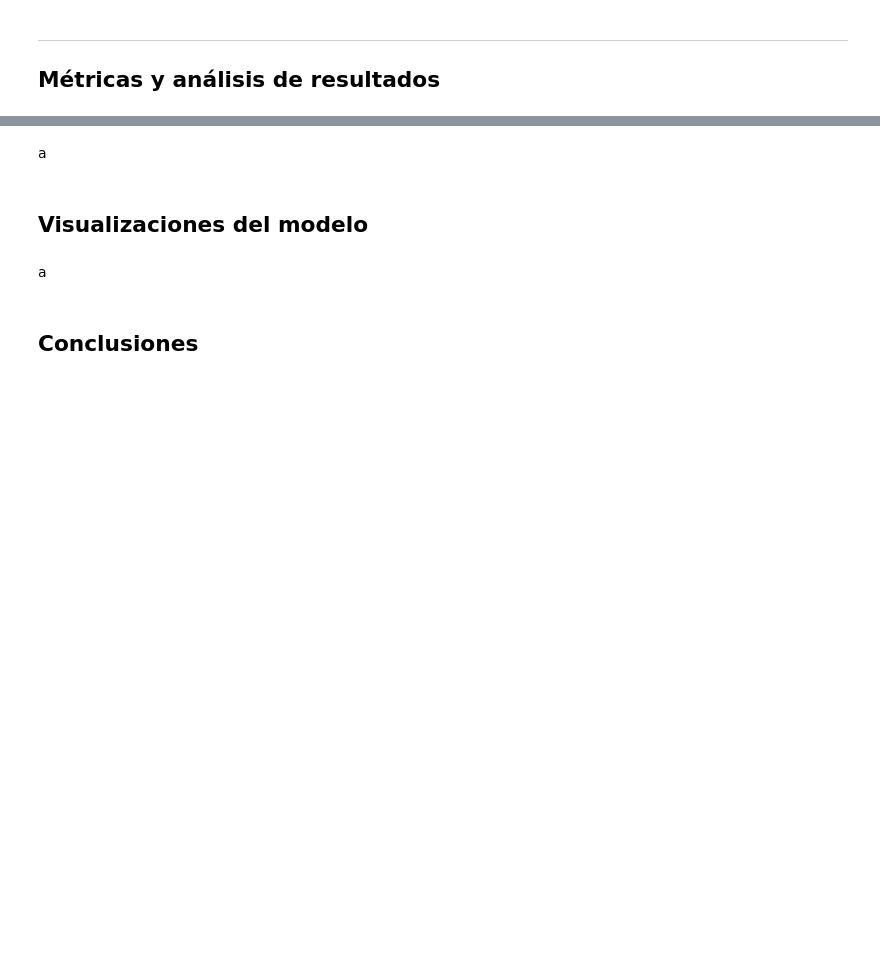
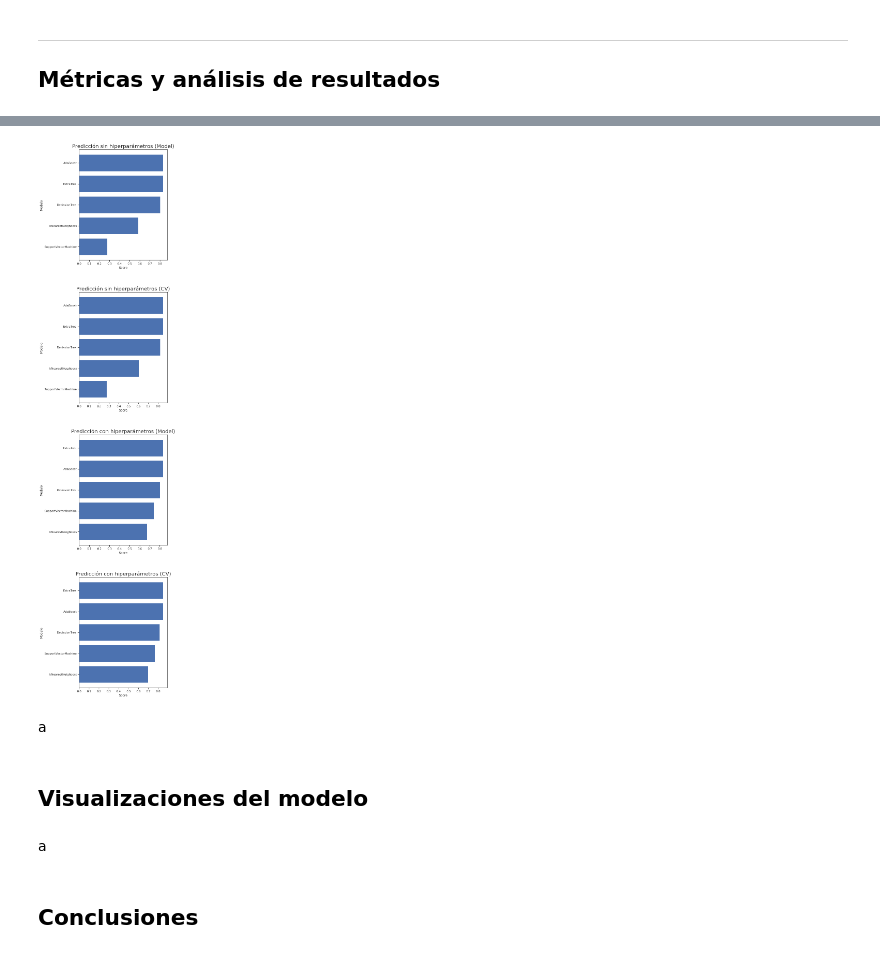
Before and after one commit to brunomb97/mat281-proyecto, a Jupyter notebook: resultados.ipynb, the cells around one changed output, grey strips where cells are left out. Saved outputs shown, nothing was run; the diff lists cells and outputs as text; code cells hidden in the pictures; blank space fills up the shorter version.

```diff
--- a/resultados.ipynb
+++ b/resultados.ipynb
@@ -884,3 +843,69 @@ plt.show()
+# %%
+labels = list(dfPreScoreStats.index)
+men_means = [20, 34, 30, 35, 27]
+women_means = [25, 32, 34, 20, 25]
+
+x = np.arange(len(labels))  # the label locations
+width = 0.35  # the width of the bars
+
+fig, ax = plt.subplots()
+rects1 = ax.bar(x - width/2, men_means, width, label='Men')
+rects2 = ax.bar(x + width/2, women_means, width, label='Women')
+
+# Add some text for labels, title and custom x-axis tick labels, etc.
+ax.set_ylabel('Scores')
+ax.set_title('Scores by group and gender')
+ax.set_xticks(x)
+ax.set_xticklabels(labels)
+ax.legend()
+
+
+def autolabel(rects):
+    """Attach a text label above each bar in *rects*, displaying its height."""
+    for rect in rects:
+        height = rect.get_height()
+        ax.annotate('{}'.format(height),
+                    xy=(rect.get_x() + rect.get_width() / 2, height),
+                    xytext=(0, 3),  # 3 points vertical offset
+                    textcoords="offset points",
+                    ha='center', va='bottom')
+
+
+autolabel(rects1)
+autolabel(rects2)
+
+fig.tight_layout()
+
+fig, (ax1, ax2, ax3, ax4) = plt.subplots(4, 1, figsize=(8,32))
+fig.tight_layout(pad=10.0)
+
+x = np.arange(len(dfPreScoreStats))
+width = 0.35
+
+rects1 = ax1.barh(dfPreScoreStats.index, dfPreScoreStats['Score'])
+rects2 = ax1.barh(dfPreScoreStats.index, dfPreScoreStats['Score'])
+ax1.set_title('Predicción sin hiperparámetros (Model)', fontsize = 20)
+ax1.set_xlabel('Score')
+ax1.set_ylabel('Modelo')
+
+ax2.barh(dfPreCVStats.index, dfPreCVStats['Score'])
+ax2.set_title('Predicción sin hiperparámetros (CV)', fontsize = 20)
+ax2.set_xlabel('Score')
+ax2.set_ylabel('Modelo')
+
+ax3.barh(dfPostScoreStats.index, dfPostScoreStats['Score'])
+ax3.set_title('Predicción con hiperparámetros (Model)', fontsize = 20)
+ax3.set_xlabel('Score')
+ax3.set_ylabel('Modelo')
+
+ax4.barh(dfPostCVStats.index, dfPostCVStats['Score'])
+ax4.set_title('Predicción con hiperparámetros (CV)', fontsize = 20)
+ax4.set_xlabel('Score')
+ax4.set_ylabel('Modelo')
+
+plt.show()
+# %% [output]
+[figure, added]
 # %% [markdown]
 a
 # %% [markdown]
```
Also changed, not shown: parts of 9 cells of this notebook.
